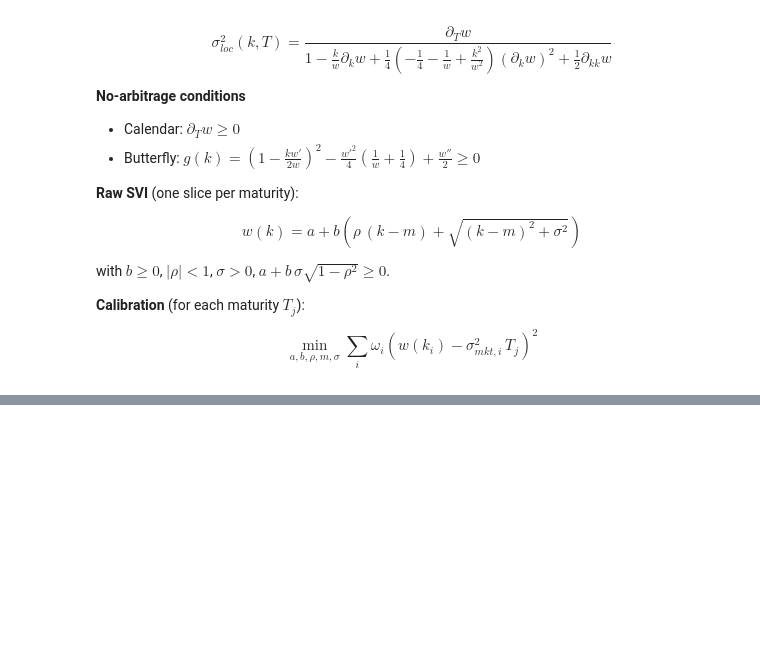
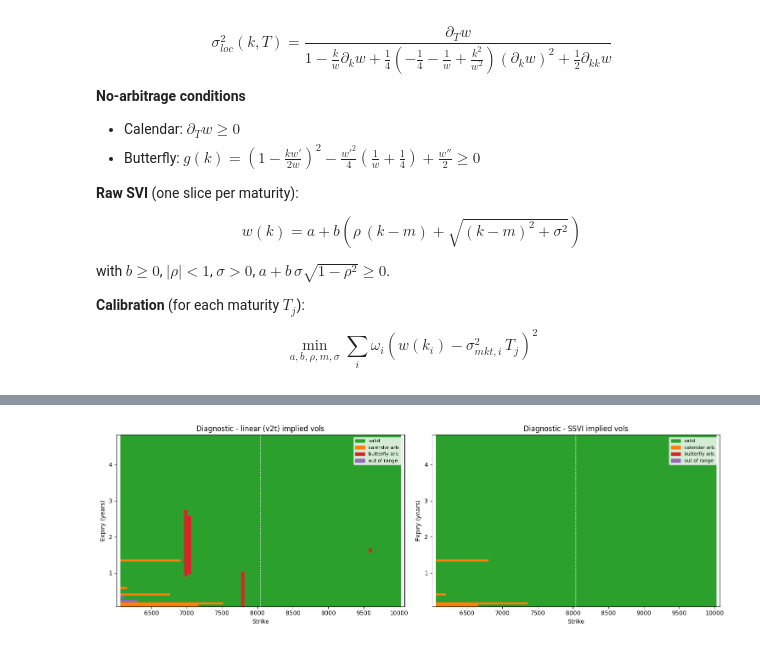
Before and after one commit to bengueddalauzonelias/portfolio, a Jupyter notebook: Equity_Models/Dupire_test.ipynb, the cells around one changed output, grey strips where cells are left out. Drawn from its saved outputs; the diff is of its cells as text; code cells hidden in the pictures; blank space fills up the shorter version.

```diff
--- a/Equity_Models/Dupire_test.ipynb
+++ b/Equity_Models/Dupire_test.ipynb
@@ -156,0 +320,14 @@ class DupireModel:
+# %%
+T_grid = np.linspace(0.1, 4.8, 80)
+K_grid = np.linspace(0.75 * S0, 1.25 * S0, 81)          # dK ~ 50 points
+
+def call_price_grid(vol_func, T_axis=None, K_axis=None):
+    """C[i, j] = Black call price at (T_i, K_j) with the implied vol vol_func(T, K)."""
+    T_axis = T_grid if T_axis is None else T_axis
+    K_axis = K_grid if K_axis is None else K_axis
+    return np.array([[bs_model.bs_price_vanilla(T, K, vol_func(T, K), True) for K in K_axis] for T in T_axis])
+
+iv_v2t = lambda T, K: float(market_iv_surface.get_vol(T, K, method='v2t'))
+C_v2t = call_price_grid(iv_v2t)
+num_v2t, den_v2t, lvar_v2t = dupire_from_price_grid(C_v2t, T_grid, K_grid)
+flags_v2t = arbitrage_flags(num_v2t, den_v2t, lvar_v2t)
@@ -156,0 +336,6 @@ class DupireModel:
+# %%
+market_iv_surface.fit_ssvi()
+iv_ssvi = lambda T, K: float(market_iv_surface.get_vol(T, K, method='ssvi'))
+C_ssvi = call_price_grid(iv_ssvi)
+num_ssvi, den_ssvi, lvar_ssvi = dupire_from_price_grid(C_ssvi, T_grid, K_grid)
+flags_ssvi = arbitrage_flags(num_ssvi, den_ssvi, lvar_ssvi)
@@ -156,0 +346,61 @@ class DupireModel:
+# %%
+from matplotlib.colors import ListedColormap
+import plotly.graph_objects as go
+from plotly.subplots import make_subplots
+
+# SSVI implied vol on the same grid, shown (on demand) under the local vol surfaces for comparison
+iv_ssvi_grid = np.array([[iv_ssvi(T, K) for K in K_grid] for T in T_grid])
+
+
+def plot_local_vol_surfaces(surfaces, title, z_max=0.6, show_implied=True, height=650):
+    """
+    Interactive 3D local vol surfaces (plotly), one per subplot : rotate, zoom, hover to read (K, T, vol).
+    surfaces : {subplot title : local variance grid}. Invalid points are holes, values are capped at z_max.
+    The SSVI implied vol surface can be switched on / off by clicking its legend entry.
+    """
+    n = len(surfaces)
+    fig = make_subplots(rows=1, cols=n, specs=[[{"type": "scene"}] * n], subplot_titles=list(surfaces.keys()),
+                        horizontal_spacing=0.02)
+    for col, (name, local_var) in enumerate(surfaces.items(), start=1):
+        local_vol = np.minimum(local_vol_from_var(local_var), z_max)
+        fig.add_trace(go.Surface(x=K_grid, y=T_grid, z=100 * local_vol, name=f"local vol - {name}",
+                                 colorscale="Viridis", cmin=0, cmax=100 * z_max, showscale=(col == 1),
+                                 colorbar=dict(title="Vol (%)", x=-0.05),
+                                 hovertemplate="K = %{x:.0f}<br>T = %{y:.2f}y<br>local vol = %{z:.2f}%<extra></extra>"),
+                      row=1, col=col)
+        if show_implied:
+            fig.add_trace(go.Surface(x=K_grid, y=T_grid, z=100 * iv_ssvi_grid, name="SSVI implied vol",
+                                     colorscale="Greys", showscale=False, opacity=0.5, showlegend=(col == 1),
+                                     legendgroup="implied", visible="legendonly",
+                                     hovertemplate="K = %{x:.0f}<br>T = %{y:.2f}y<br>implied vol = %{z:.2f}%<extra></extra>"),
+                          row=1, col=col)
+    fig.update_scenes(xaxis_title="Strike", yaxis_title="Expiry (years)", zaxis_title="Vol (%)",
+                      zaxis_range=[0, 100 * z_max], camera_eye=dict(x=-1.6, y=-1.6, z=0.9))
+    fig.update_layout(title=title, height=height, margin=dict(l=0, r=0, t=60, b=0),
+                      legend=dict(orientation="h", y=-0.02))
+    fig.show()
+
+
+def plot_flags(flags, title, ax):
+    """Map of the diagnostic flags on the (K, T) grid."""
+    cmap = ListedColormap([flag_colors[f] for f in range(4)])
+    ax.pcolormesh(K_grid, T_grid, flags, cmap=cmap, vmin=-0.5, vmax=3.5, shading='nearest')
+    handles = [plt.Rectangle((0, 0), 1, 1, color=flag_colors[f]) for f in range(4)]
+    ax.legend(handles, flag_labels.values(), loc="upper right", fontsize=8)
+    ax.axvline(S0, color="white", linestyle=":")
+    ax.set_xlabel("Strike"); ax.set_ylabel("Expiry (years)"); ax.set_title(title)
+
+
+plot_local_vol_surfaces({"linear (v2t) implied vols": lvar_v2t, "SSVI implied vols": lvar_ssvi},
+                        "Dupire local vol from call prices")
+
+fig, axes = plt.subplots(1, 2, figsize=(15, 5))
+plot_flags(flags_v2t, "Diagnostic - linear (v2t) implied vols", axes[0])
+plot_flags(flags_ssvi, "Diagnostic - SSVI implied vols", axes[1])
+plt.tight_layout(); plt.show()
+
+pd.concat([diagnostics(raw_dupire["flag"].values, "raw quotes"),
+           diagnostics(flags_v2t, "grid - v2t"),
+           diagnostics(flags_ssvi, "grid - SSVI")], axis=1).round(1)
+# %% [output]
+[figure, added]
```
Also changed, not shown: parts of 21 cells of this notebook.
